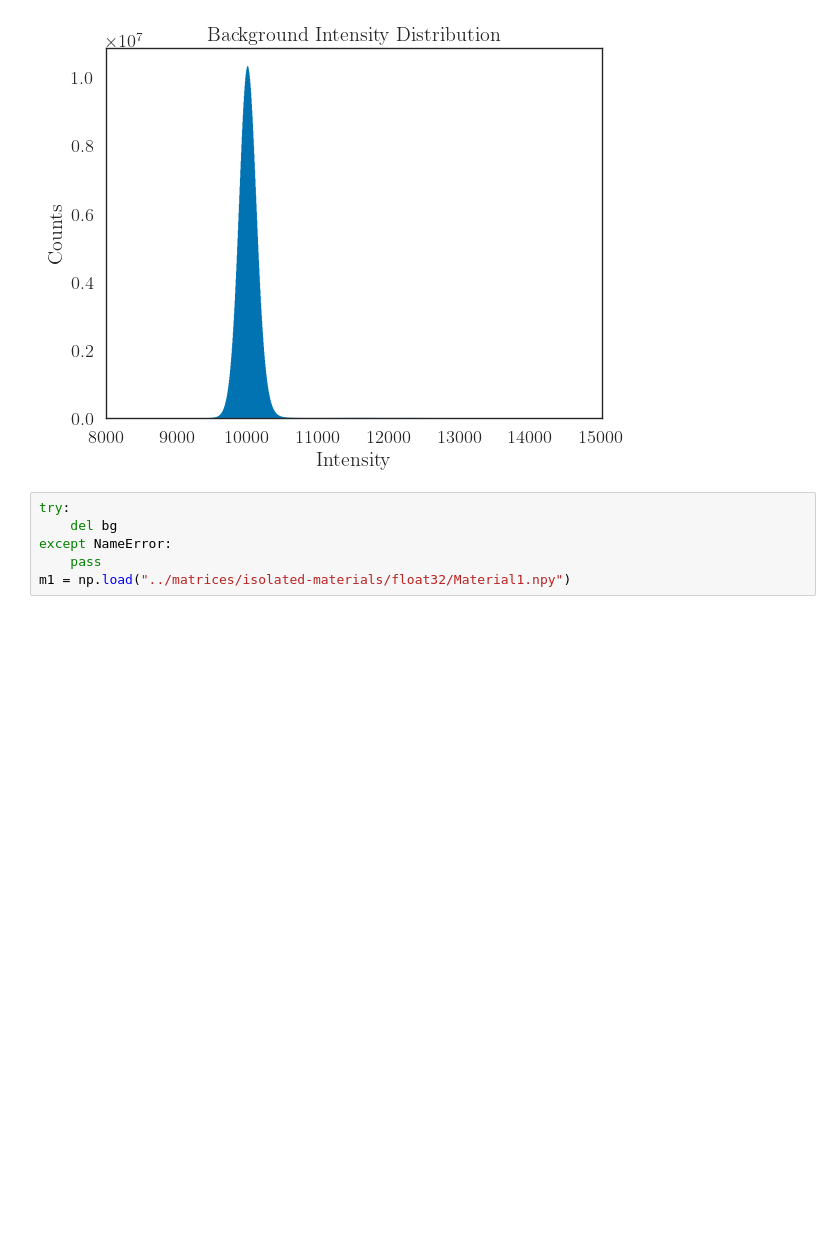
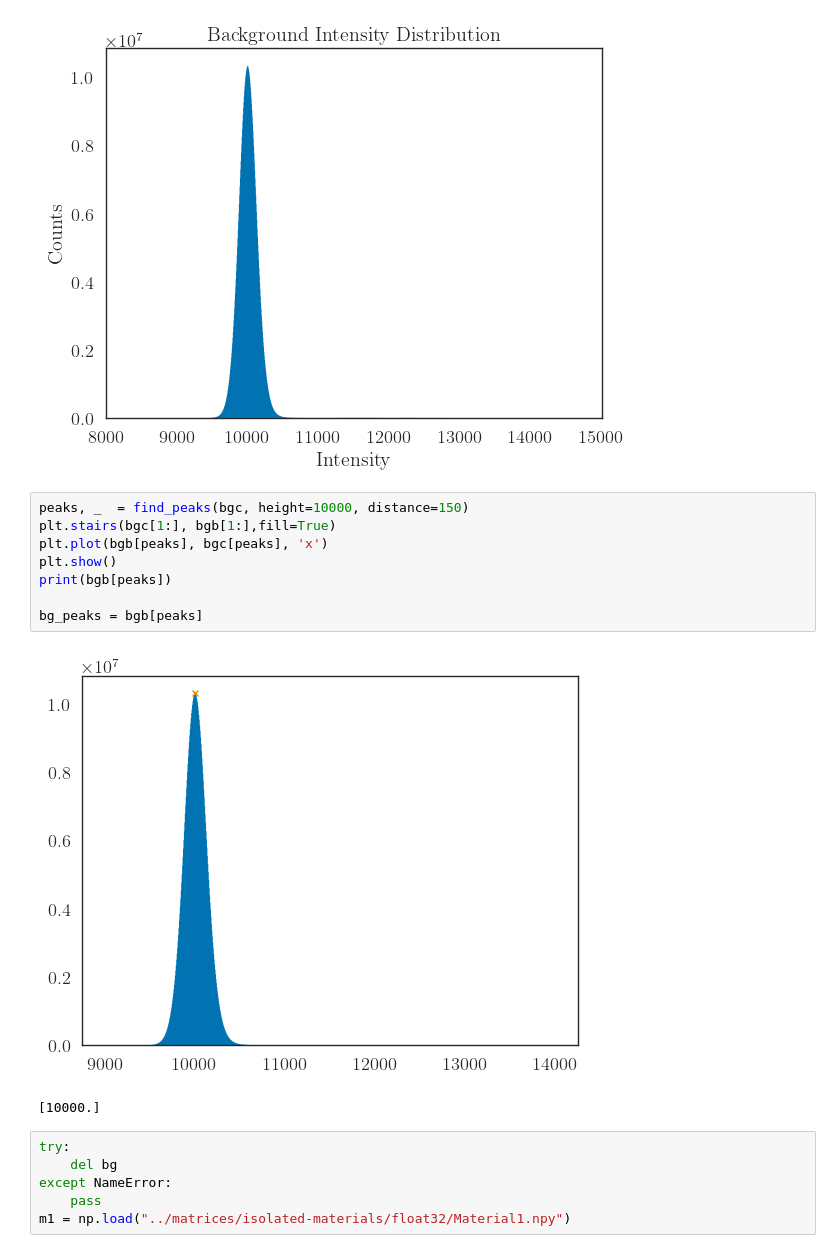
Before and after one commit to tpasfieldERAU/MA390-490_PNNL, a Jupyter notebook: segmentation/histograms.ipynb, the cells around one changed output. Saved outputs shown, nothing was run; the diff lists cells and outputs as text; blank space fills up the shorter version.

```diff
--- a/segmentation/histograms.ipynb
+++ b/segmentation/histograms.ipynb
@@ -24,6 +25,17 @@ plt.title("Background Intensity Distribution")
 plt.show()
 # %% [output]
 [figure]
+# %%
+peaks, _  = find_peaks(bgc, height=10000, distance=150)
+plt.stairs(bgc[1:], bgb[1:],fill=True)
+plt.plot(bgb[peaks], bgc[peaks], 'x')
+plt.show()
+print(bgb[peaks])
+
+bg_peaks = bgb[peaks]
+# %% [output]
+[figure, added]
+[10000.]
 # %%
 try:
     del bg
```
Also changed, not shown: parts of 5 cells of this notebook, 1 other file.
